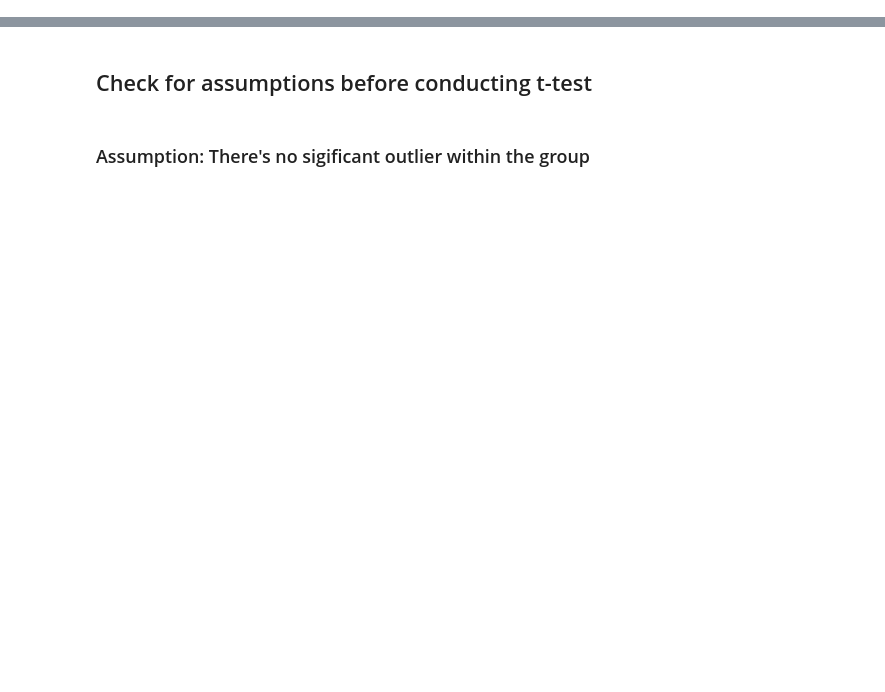
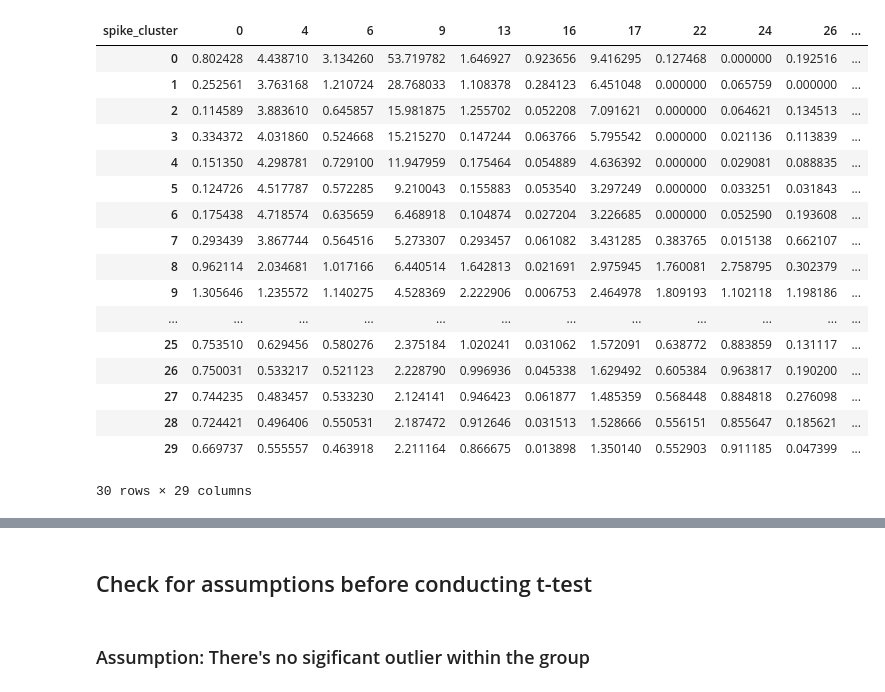
Before and after one commit to Ruairi-osul/ephys, a Jupyter notebook: mua_analysis/notebooks/Tran Tran's stats test.ipynb, the cells around one changed output, grey strips where cells are left out. Saved outputs shown, nothing was run; the diff lists cells and outputs as text; code cells hidden in the pictures; blank space fills up the shorter version.

```diff
--- a/mua_analysis/notebooks/Tran Tran's stats test.ipynb
+++ b/mua_analysis/notebooks/Tran Tran's stats test.ipynb
@@ -100,0 +116,19 @@ elif n_conditions == 2:
+# %%
+def calculate_neuron_mfr(col, num_mins_per_bin, total_time):
+    num_bins = np.int(total_time / num_mins_per_bin)
+    col_bins = np.array_split(col, num_bins)
+    mfrs = pd.Series(np.zeros(num_bins))
+
+    for ind, col_bin in enumerate(col_bins):
+        spike_times = pd.to_numeric(col_bin.iloc[col_bin.nonzero()].index.values)
+        try:
+            spike_train = SpikeTrain(times=spike_times,
+                                     t_stop=spike_times[-1],
+                                     units=ns)
+            mfr = mean_firing_rate(spike_train)
+        except IndexError:
+            mfr = np.nan
+        mfrs[ind] = mfr
+    mfrs.fillna(0, inplace=True)
+    mfrs *= 10**10
+    return mfrs  #differrent from stats
@@ -100,0 +181,25 @@ elif n_conditions == 2:
+# %%
+test_base = df_ts_stats.apply(func=calculate_neuron_mfr,
+                                           num_mins_per_bin=2,
+                                           total_time=60)
+# %%
+test_base
+# %% [output]
+| spike_cluster | 0 | 4 | 6 | 9 | 13 | 16 | 17 | 22 | 24 | 26 | ... |
+| 0 | 0.802428 | 4.438710 | 3.134260 | 53.719782 | 1.646927 | 0.923656 | 9.416295 | 0.127468 | 0.000000 | 0.192516 | ... |
+| 1 | 0.252561 | 3.763168 | 1.210724 | 28.768033 | 1.108378 | 0.284123 | 6.451048 | 0.000000 | 0.065759 | 0.000000 | ... |
+| 2 | 0.114589 | 3.883610 | 0.645857 | 15.981875 | 1.255702 | 0.052208 | 7.091621 | 0.000000 | 0.064621 | 0.134513 | ... |
+| 3 | 0.334372 | 4.031860 | 0.524668 | 15.215270 | 0.147244 | 0.063766 | 5.795542 | 0.000000 | 0.021136 | 0.113839 | ... |
+| 4 | 0.151350 | 4.298781 | 0.729100 | 11.947959 | 0.175464 | 0.054889 | 4.636392 | 0.000000 | 0.029081 | 0.088835 | ... |
+| 5 | 0.124726 | 4.517787 | 0.572285 | 9.210043 | 0.155883 | 0.053540 | 3.297249 | 0.000000 | 0.033251 | 0.031843 | ... |
+| 6 | 0.175438 | 4.718574 | 0.635659 | 6.468918 | 0.104874 | 0.027204 | 3.226685 | 0.000000 | 0.052590 | 0.193608 | ... |
+| 7 | 0.293439 | 3.867744 | 0.564516 | 5.273307 | 0.293457 | 0.061082 | 3.431285 | 0.383765 | 0.015138 | 0.662107 | ... |
+| 8 | 0.962114 | 2.034681 | 1.017166 | 6.440514 | 1.642813 | 0.021691 | 2.975945 | 1.760081 | 2.758795 | 0.302379 | ... |
+| 9 | 1.305646 | 1.235572 | 1.140275 | 4.528369 | 2.222906 | 0.006753 | 2.464978 | 1.809193 | 1.102118 | 1.198186 | ... |
+| ... | ... | ... | ... | ... | ... | ... | ... | ... | ... | ... | ... |
+| 25 | 0.753510 | 0.629456 | 0.580276 | 2.375184 | 1.020241 | 0.031062 | 1.572091 | 0.638772 | 0.883859 | 0.131117 | ... |
+| 26 | 0.750031 | 0.533217 | 0.521123 | 2.228790 | 0.996936 | 0.045338 | 1.629492 | 0.605384 | 0.963817 | 0.190200 | ... |
+| 27 | 0.744235 | 0.483457 | 0.533230 | 2.124141 | 0.946423 | 0.061877 | 1.485359 | 0.568448 | 0.884818 | 0.276098 | ... |
+| 28 | 0.724421 | 0.496406 | 0.550531 | 2.187472 | 0.912646 | 0.031513 | 1.528666 | 0.556151 | 0.855647 | 0.185621 | ... |
+| 29 | 0.669737 | 0.555557 | 0.463918 | 2.211164 | 0.866675 | 0.013898 | 1.350140 | 0.552903 | 0.911185 | 0.047399 | ... |
+30 rows × 29 columns
```
Also changed, not shown: parts of 45 cells of this notebook, 11 other files.
